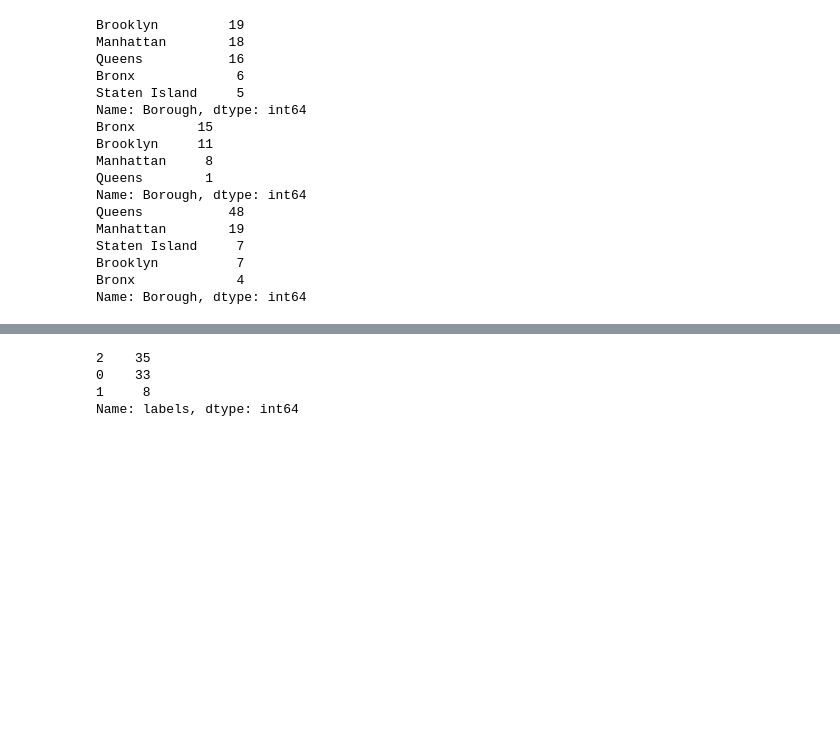
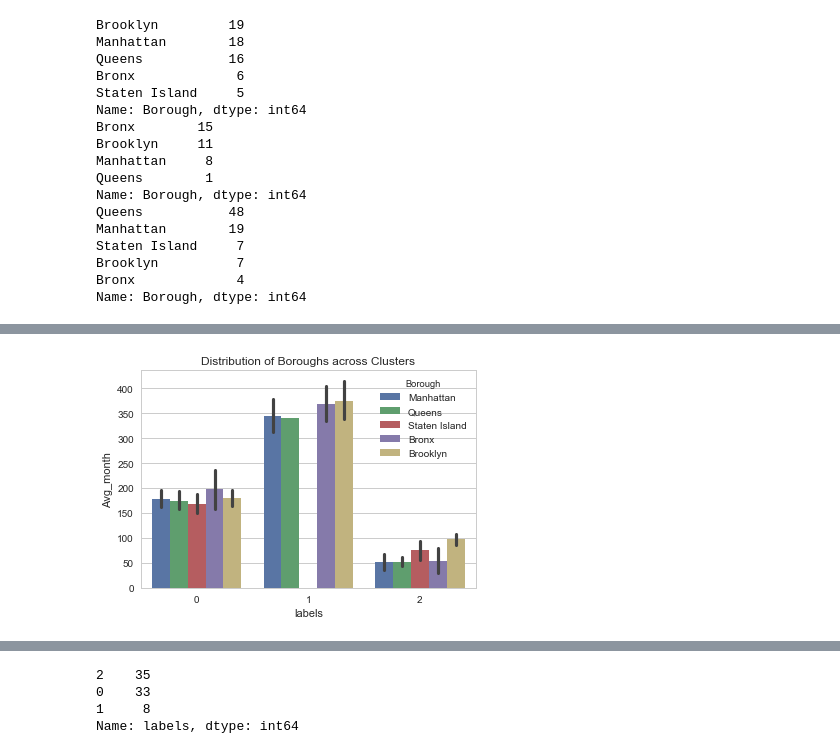
Before and after one commit to noopurP/NBAY6170_project, a Jupyter notebook: aiding_nypd.ipynb, the cells around one changed output, grey strips where cells are left out. Saved outputs shown, nothing was run; the diff lists cells and outputs as text; code cells hidden in the pictures; blank space fills up the shorter version.

```diff
--- a/aiding_nypd.ipynb
+++ b/aiding_nypd.ipynb
@@ -283,0 +286,7 @@ Name: Borough, dtype: int64
+# %%
+# 3. Distribution of Boroughs across Clusters
+sns.barplot(x="labels", y="Avg_month", hue="Borough",data=zip_df)
+plt.title("Distribution of Boroughs across Clusters")
+plt.show()
+# %% [output]
+[figure, added]
```
Also changed, not shown: parts of 22 cells of this notebook.
